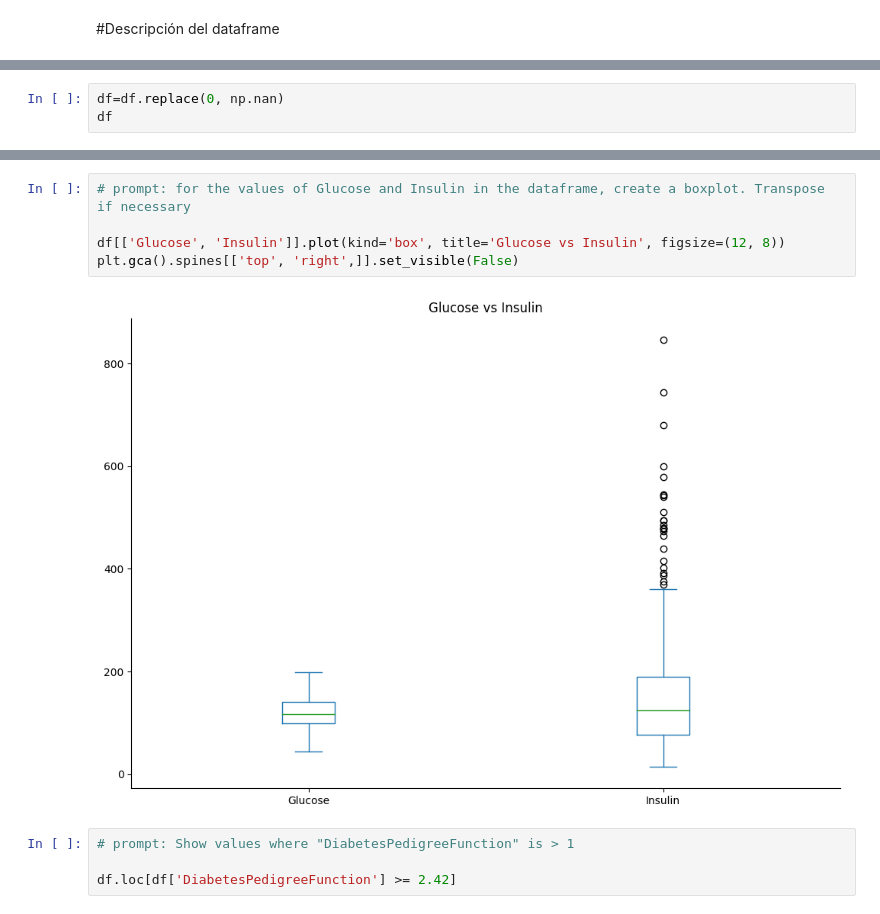
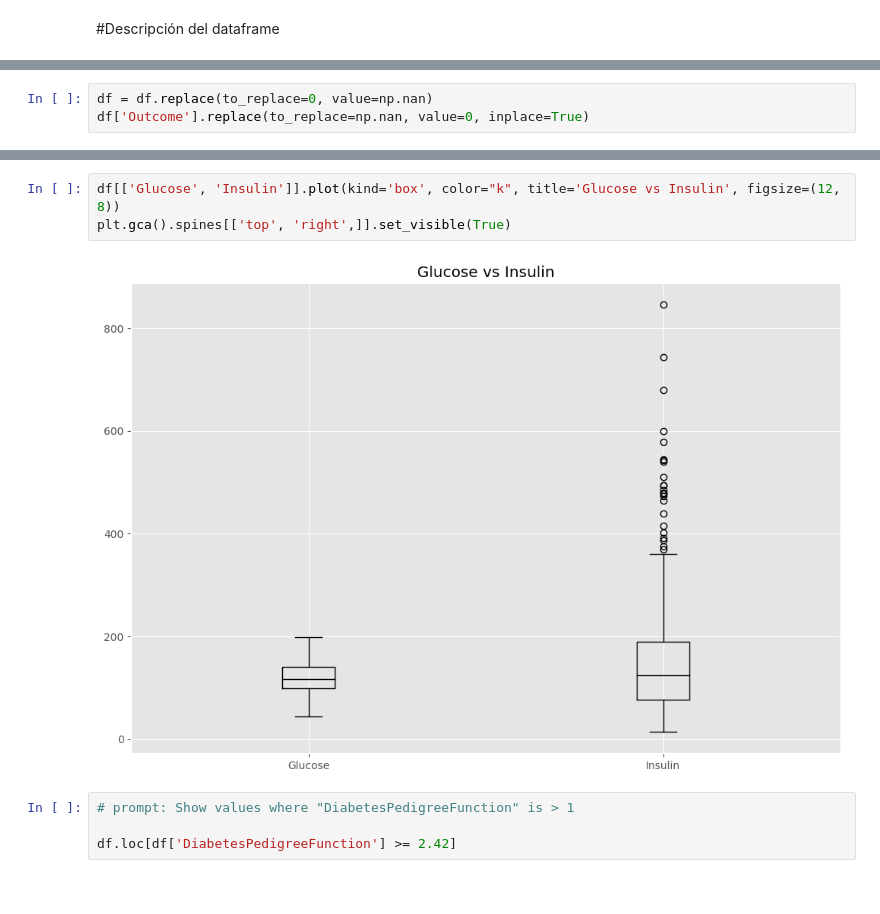
Before and after one commit to pablillo77/data_science_1, a Jupyter notebook: VisualizacionGimenez.ipynb, the cells around one changed output, grey strips where cells are left out. Cells and saved outputs as stored; diff of their text form.

```diff
--- a/VisualizacionGimenez.ipynb
+++ b/VisualizacionGimenez.ipynb
@@ -73,3 +54,3 @@ df.describe()
 # %%
-df=df.replace(0, np.nan)
-df
+df = df.replace(to_replace=0, value=np.nan)
+df['Outcome'].replace(to_replace=np.nan, value=0, inplace=True)
@@ -124,10 +138,8 @@ plt.gca().spines[['top', 'right',]].set_visible(False)
 # %%
-# prompt: for the values of Glucose and Insulin in the dataframe, create a boxplot. Transpose if necessary
-
-df[['Glucose', 'Insulin']].plot(kind='box', title='Glucose vs Insulin', figsize=(12, 8))
-plt.gca().spines[['top', 'right',]].set_visible(False)
+df[['Glucose', 'Insulin']].plot(kind='box', color="k", title='Glucose vs Insulin', figsize=(12, 8))
+plt.gca().spines[['top', 'right',]].set_visible(True)
 # %% [output]
-[figure, old version]
+[figure, new version]
 # %%
 # prompt: Show values where "DiabetesPedigreeFunction" is > 1
 
```
Also changed, not shown: parts of 15 cells of this notebook.
